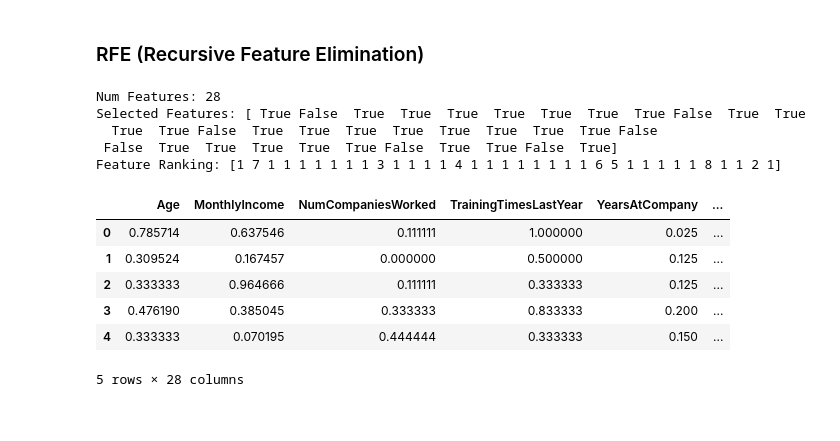
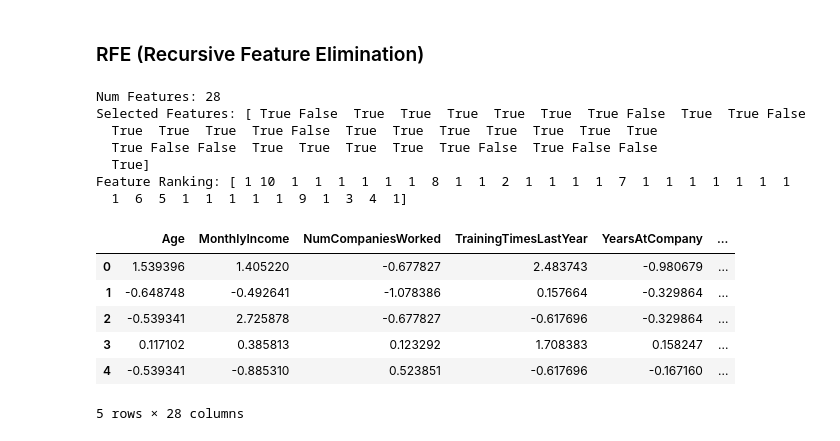
Before and after one commit to Leostark95/Analitica_3_Proyecto_1, a Jupyter notebook: d_Seleccion_variables.ipynb, the cells around one changed output. Saved outputs shown, nothing was run; the diff lists cells and outputs as text; code cells hidden in the pictures.

```diff
--- a/d_Seleccion_variables.ipynb
+++ b/d_Seleccion_variables.ipynb
@@ -30,0 +20,7 @@ df_2015.drop(['PerformanceRating', 'EnvironmentSatisfaction', 'JobInvolvement',
+# %%
+# Crear conexíon
+conn = sql.connect('data/my_database.db')
+#conn = sql.connect('C:\\Users\\ESTEBAN\\Desktop\\Proyecto_RRHH\\data\\db')
+curr = conn.cursor()
+# Leer datos para 2016
+df_2015 = pd.read_sql("SELECT * FROM processed_data_2015_modificado", conn)
@@ -56,7 +60,7 @@ y = df_2015['renuncia2016']
 x_numeric = df_2015.select_dtypes(int)
 del x_numeric['renuncia2016']
 # %%
-df_normalizada = funciones.normalize_dataframe(x_numeric)
+df_normalizada = funciones.escalar_datos(x_numeric)
 # %%
 df_final = pd.concat([df_normalizada, df_dummy], axis=1)
 df_final.info()
@@ -97,24 +89,26 @@ def recursive_feature_selection(X,y,model,k): # model=modelo que me va a servir
 # %%
 
 #  Estimador en este caso para regresión logística (problema de clasificación binaria)
 model = LogisticRegressionCV()
 
 # Obtener columnas seleciconadas
-X_new = recursive_feature_selection(df_final, y, model, 28)
+X_new = funciones.recursive_feature_selection(df_final, y, model, 28)
 
 # Nuevo conjunto de datos
 df_new = df_final.iloc[:,X_new]
 df_new.head()
 # %% [output]
 Num Features: 28
-Selected Features: [ True False  True  True  True  True  True  True  True False  True  True
-  True  True False  True  True  True  True  True  True  True  True False
- False  True  True  True  True  True False  True  True False  True]
-Feature Ranking: [1 7 1 1 1 1 1 1 1 3 1 1 1 1 4 1 1 1 1 1 1 1 1 6 5 1 1 1 1 1 8 1 1 2 1]
+Selected Features: [ True False  True  True  True  True  True  True False  True  True False
+  True  True  True  True False  True  True  True  True  True  True  True
+  True False False  True  True  True  True  True False  True False False
+  True]
+Feature Ranking: [ 1 10  1  1  1  1  1  1  8  1  1  2  1  1  1  1  7  1  1  1  1  1  1  1
+  1  6  5  1  1  1  1  1  9  1  3  4  1]
 |  | Age | MonthlyIncome | NumCompaniesWorked | TrainingTimesLastYear | YearsAtCompany | ... |
-| 0 | 0.785714 | 0.637546 | 0.111111 | 1.000000 | 0.025 | ... |
-| 1 | 0.309524 | 0.167457 | 0.000000 | 0.500000 | 0.125 | ... |
-| 2 | 0.333333 | 0.964666 | 0.111111 | 0.333333 | 0.125 | ... |
-| 3 | 0.476190 | 0.385045 | 0.333333 | 0.833333 | 0.200 | ... |
-| 4 | 0.333333 | 0.070195 | 0.444444 | 0.333333 | 0.150 | ... |
+| 0 | 1.539396 | 1.405220 | -0.677827 | 2.483743 | -0.980679 | ... |
+| 1 | -0.648748 | -0.492641 | -1.078386 | 0.157664 | -0.329864 | ... |
+| 2 | -0.539341 | 2.725878 | -0.677827 | -0.617696 | -0.329864 | ... |
+| 3 | 0.117102 | 0.385813 | 0.123292 | 1.708383 | 0.158247 | ... |
+| 4 | -0.539341 | -0.885310 | 0.523851 | -0.617696 | -0.167160 | ... |
 5 rows × 28 columns
```
Also changed, not shown: parts of 14 cells of this notebook, 14 other files.
